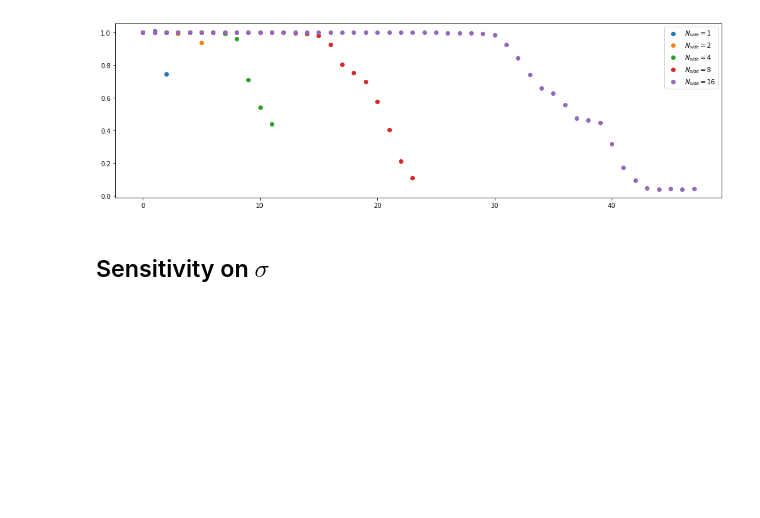
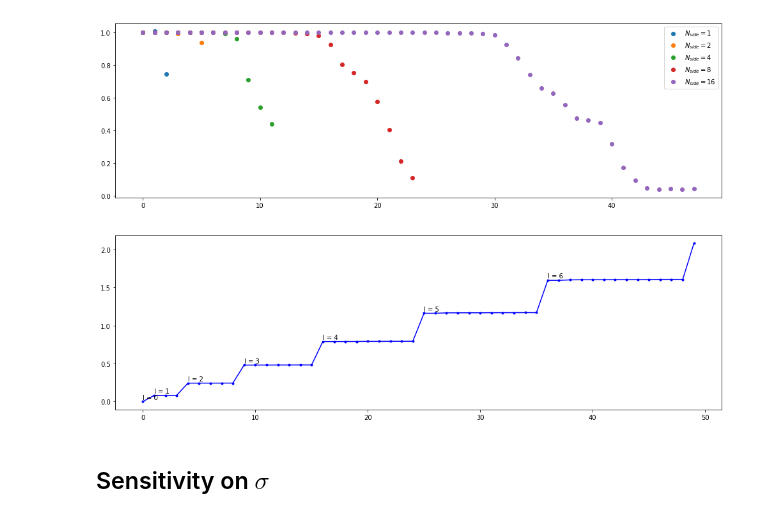
Before and after one commit to MartMilani/PDM, a Jupyter notebook: codes/06_good_std_dev.ipynb, the cells around one changed output. Drawn from its saved outputs; the diff is of its cells as text; code cells hidden in the pictures; blank space fills up the shorter version.

```diff
--- a/codes/06_good_std_dev.ipynb
+++ b/codes/06_good_std_dev.ipynb
@@ -1075,6 +1076,8 @@ sigmas = [1, 0.3, 0.175, 0.0525, 0.015]
 
 thresholded_graphs = []
 spectral_content = dict()
+
+k = 0.01
 
 for nside, sigma in zip(nsides, sigmas):
 
@@ -1134,6 +1137,14 @@ Threshold:  0.01
 Number of neighbours:  52.6171875
 [figure]
 [figure]
+# %%
+plt.plot(thresholded_graphs[-1].e[:50], 'b.')
+plt.plot(thresholded_graphs[-1].e[:50], 'b-')
+for idx in range(7):
+    plt.text(idx**2, thresholded_graphs[-1].e[idx**2] + 0.03, 'l = {}'.format(idx));
+plt.savefig('optimal_thresholded_eigenvalues')
+# %% [output]
+[figure, added]
 # %% [markdown]
 ## Sensitivity on $\sigma$
 # %%
```
Also changed, not shown: parts of 5 cells of this notebook, 21 other files.
